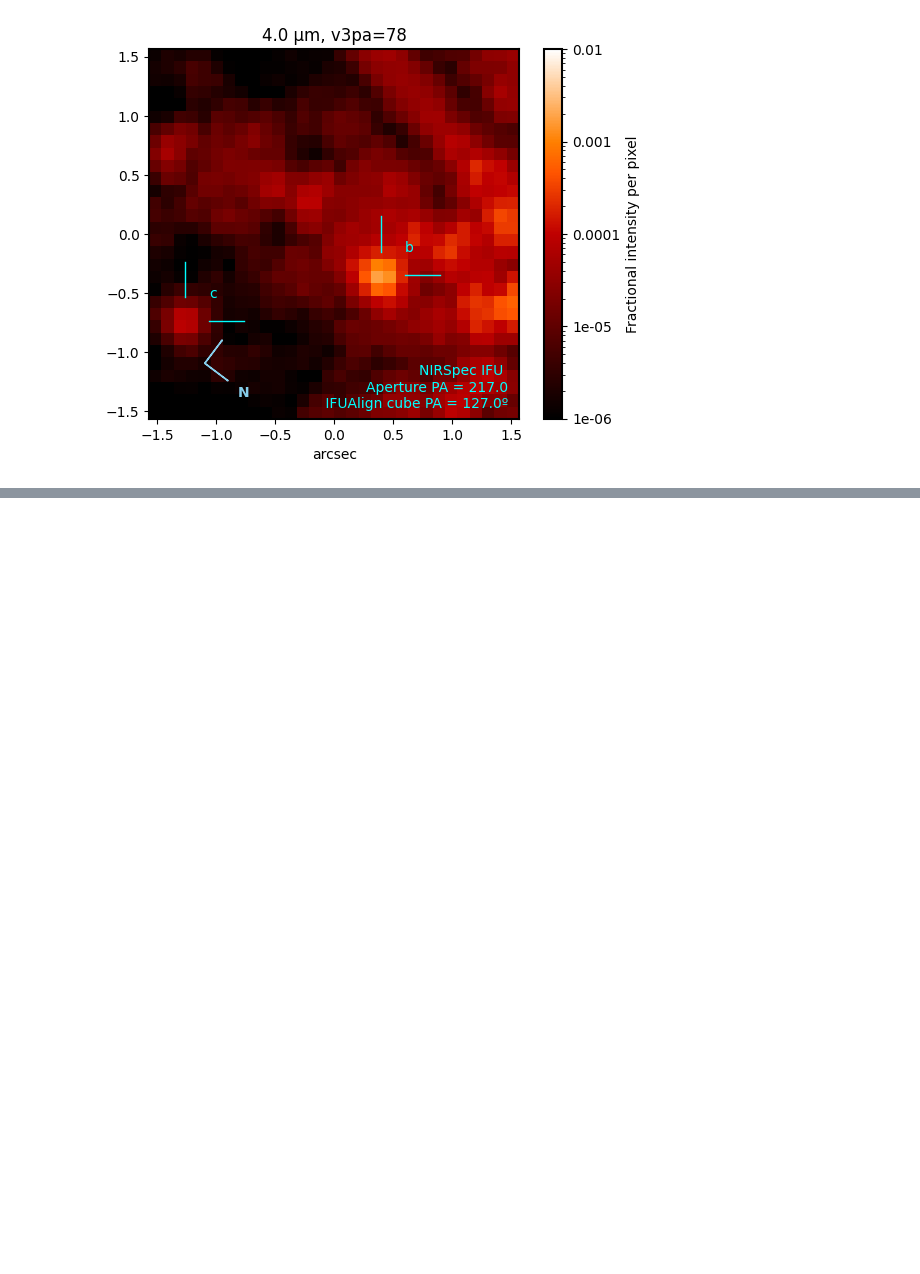
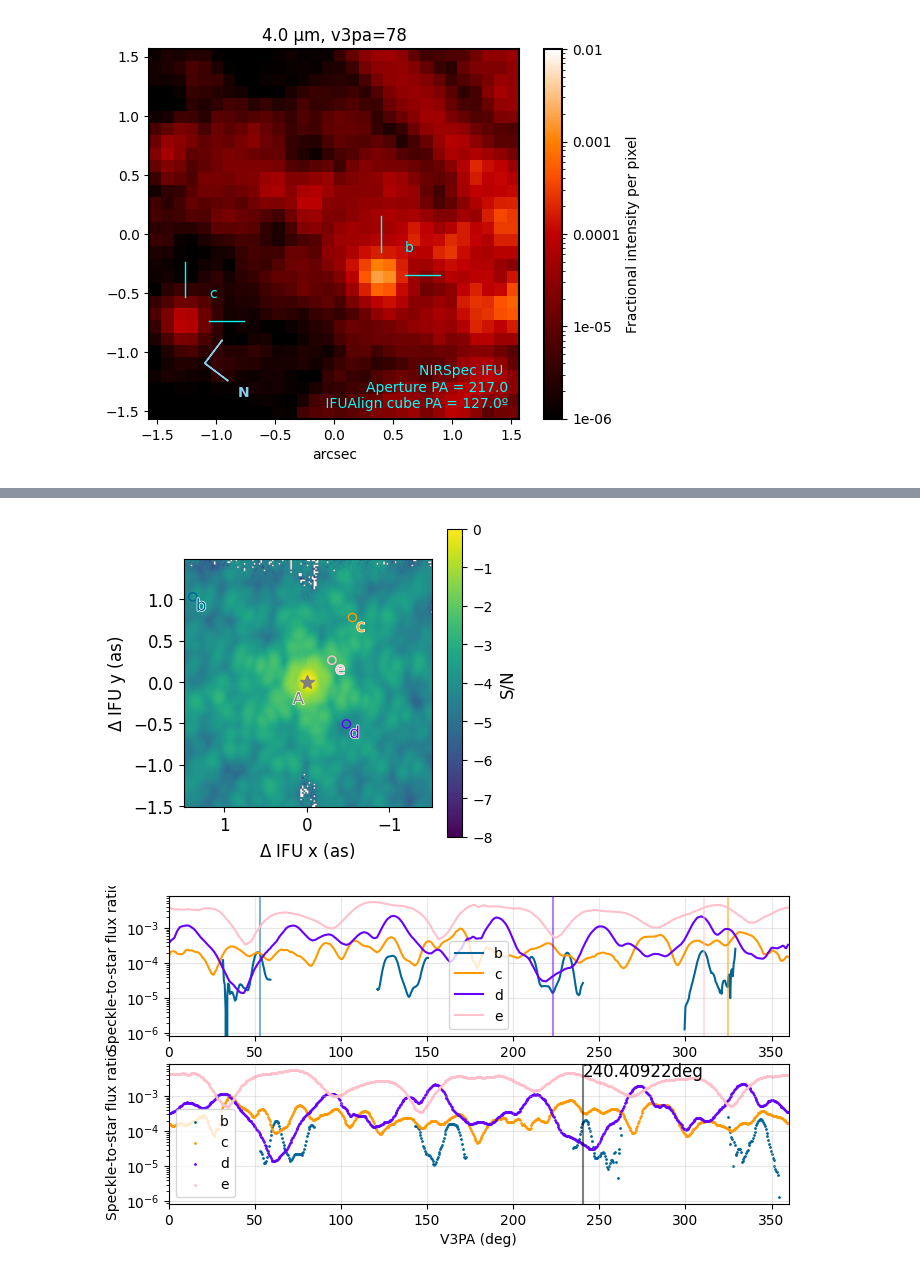
Before and after one commit to jruffio/breads, a Jupyter notebook: docs/source/jwst_tools/demo_planning_jwst_ifu_obs.ipynb, the cells around one changed output, grey strips where cells are left out. Saved outputs shown, nothing was run; the diff lists cells and outputs as text; code cells hidden in the pictures; blank space fills up the shorter version.

Commit message:
Adding tools to optimize V3PA of a given planet using breadsPSF. Added this to Marshall's notebook and moved it to the doc pages instead.

```diff
--- a/demos/demo_planning_jwst_ifu_obs.ipynb
+++ b/docs/source/jwst_tools/demo_planning_jwst_ifu_obs.ipynb
@@ -259,0 +269,12 @@ calc_mock_ifu_slice('MIRI', mrs_band='3A', v3pa=0, wavelength=14e-6)
+# %%
+grating = "G395H"
+detector = "nrs1"
+
+sep_planets_24 = {"b": 1719.573, "c": 955.703, "d": 699.392, "e": 402.075} # mas
+pa_planets_24 = {"b":  72.607, "c": 344.021, "d": 242.695, "e": 330.103} # PA (degrees) from North to East
+V3PA_24 = 240.40922
+
+jw_planning.visualize_nrs_psf(V3PA_24,sep_planets_24, pa_planets_24, grating,detector,wv=3.6)
+# %% [output]
+[figure, added]
+[figure, added]
```
Also changed, not shown: parts of 11 cells of this notebook, 2 other files.
